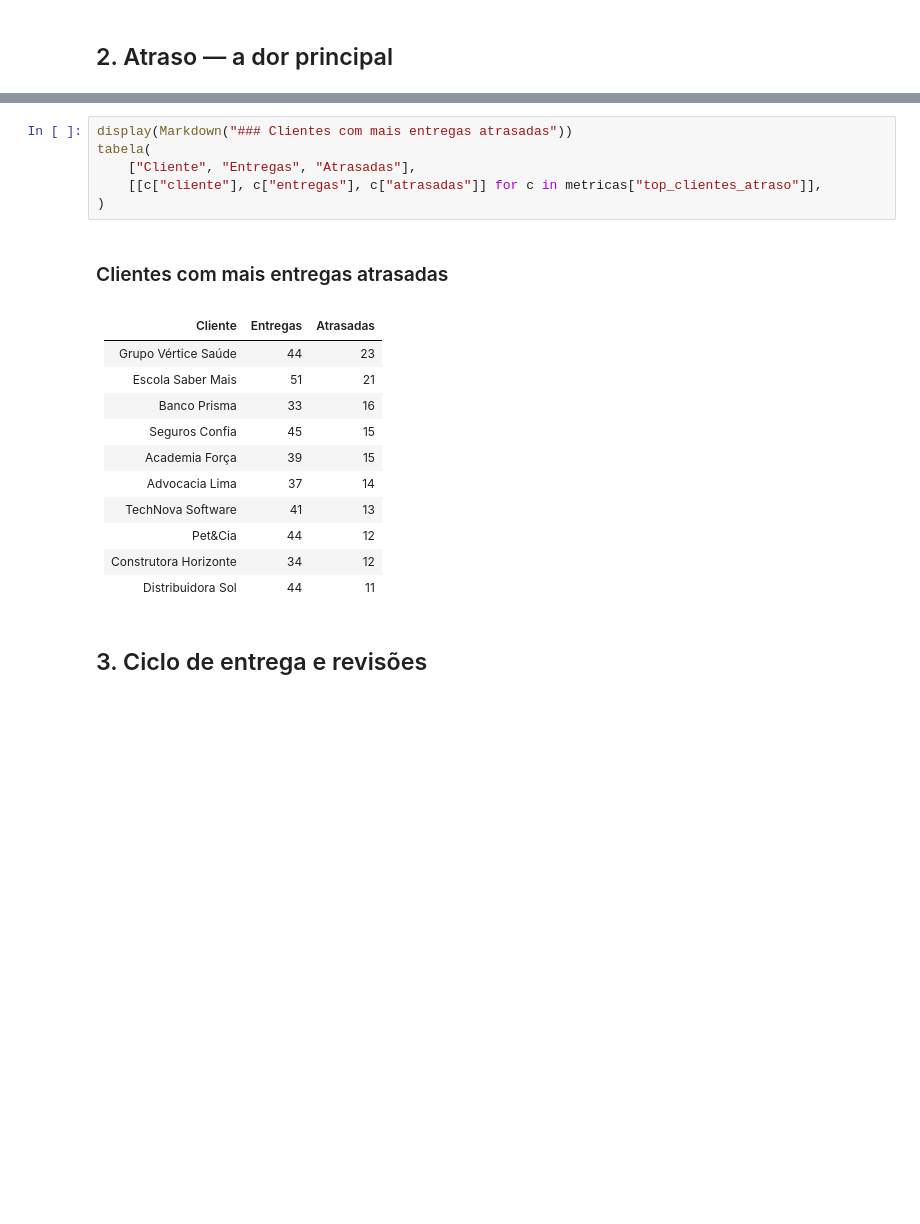
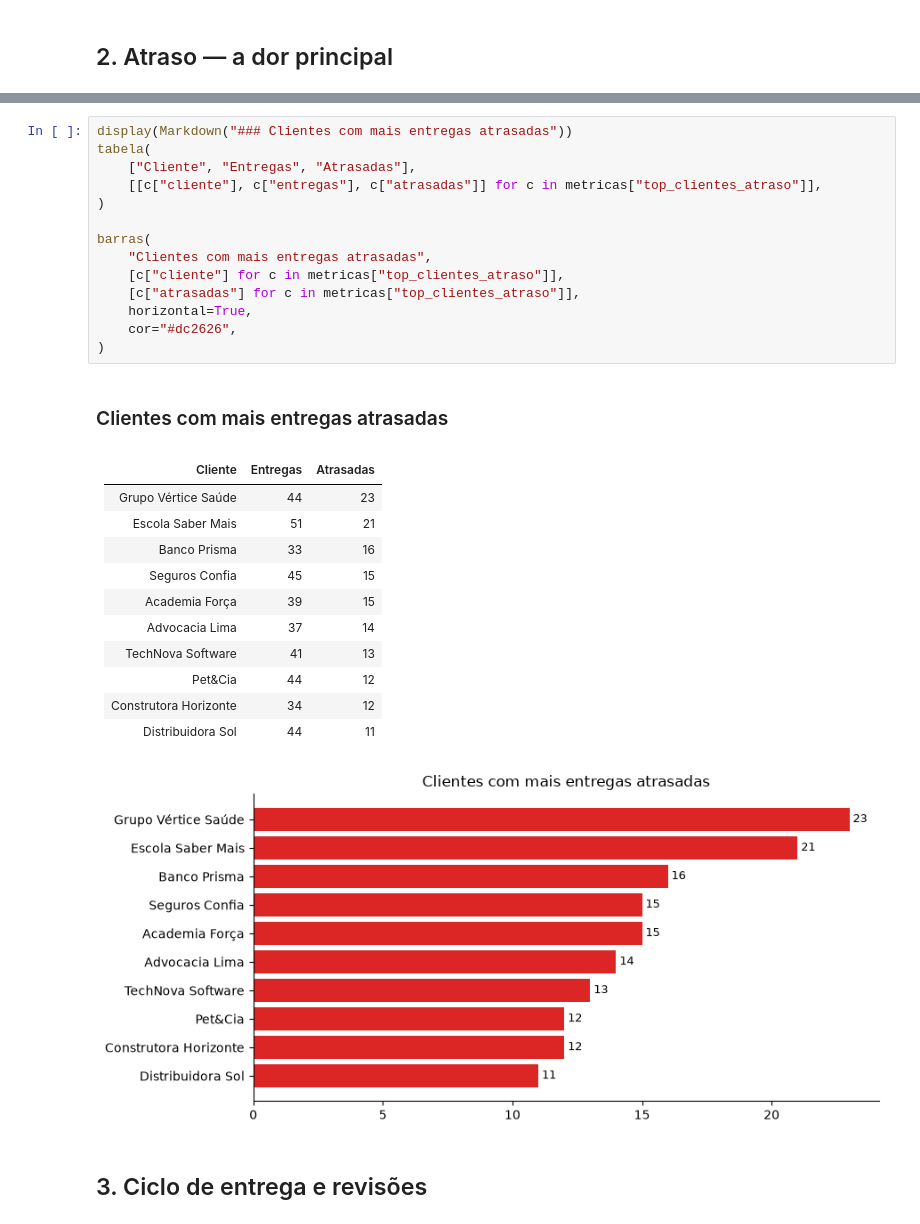
Before and after one commit to fsemeneze/Case_tecnico_Conversion, a Jupyter notebook: docs/diagnostico.ipynb, the cells around one changed output, grey strips where cells are left out. Saved outputs shown, nothing was run; the diff lists cells and outputs as text; blank space fills up the shorter version.

```diff
--- a/docs/diagnostico.ipynb
+++ b/docs/diagnostico.ipynb
@@ -143,23 +192,32 @@ tabela(
 # %%
 display(Markdown("### Clientes com mais entregas atrasadas"))
 tabela(
     ["Cliente", "Entregas", "Atrasadas"],
     [[c["cliente"], c["entregas"], c["atrasadas"]] for c in metricas["top_clientes_atraso"]],
 )
+
+barras(
+    "Clientes com mais entregas atrasadas",
+    [c["cliente"] for c in metricas["top_clientes_atraso"]],
+    [c["atrasadas"] for c in metricas["top_clientes_atraso"]],
+    horizontal=True,
+    cor="#dc2626",
+)
 # %% [output]
 ### Clientes com mais entregas atrasadas
 | Cliente | Entregas | Atrasadas |
 | --- | --- | --- |
 | Grupo Vértice Saúde | 44 | 23 |
 | Escola Saber Mais | 51 | 21 |
 | Banco Prisma | 33 | 16 |
 | Seguros Confia | 45 | 15 |
 | Academia Força | 39 | 15 |
 | Advocacia Lima | 37 | 14 |
 | TechNova Software | 41 | 13 |
 | Pet&Cia | 44 | 12 |
 | Construtora Horizonte | 34 | 12 |
 | Distribuidora Sol | 44 | 11 |
+[figure, added]
 # %% [markdown]
 ## 3. Ciclo de entrega e revisões
 # %%
```
Also changed, not shown: parts of 5 cells of this notebook.
